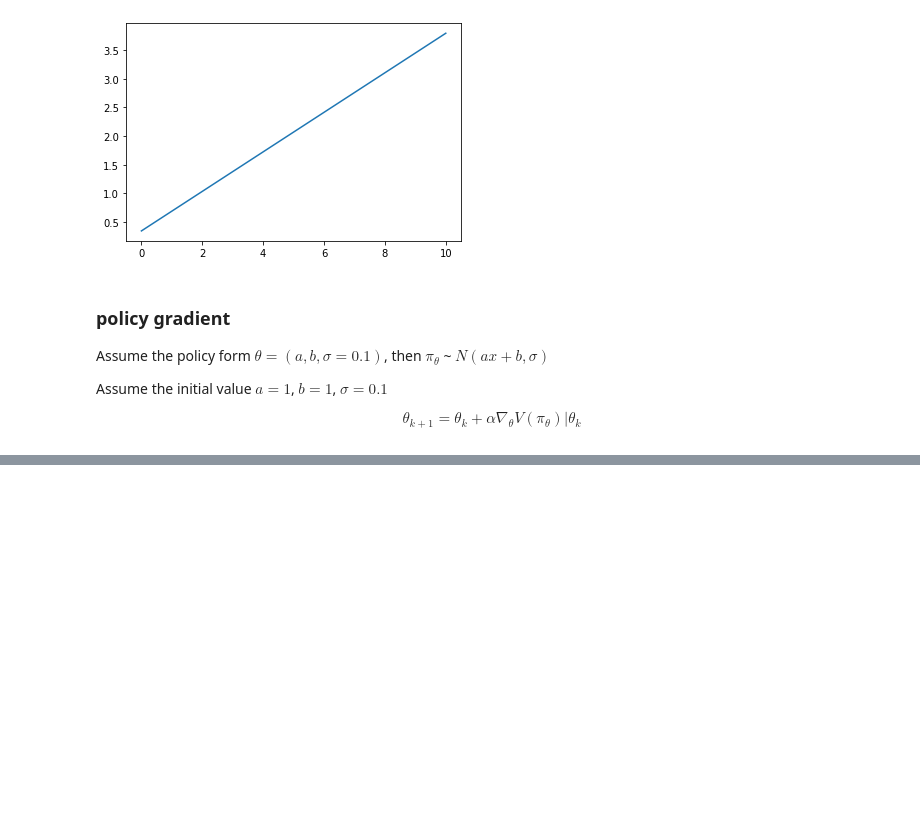
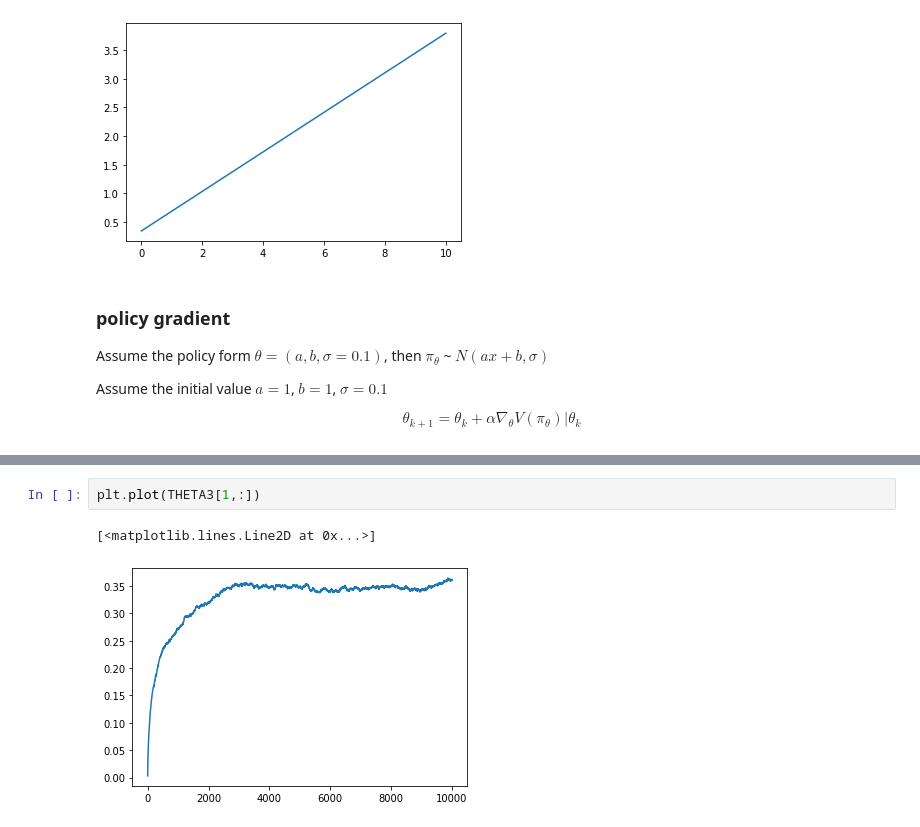
Before and after one commit to dongxulee/lifeCycle, a Jupyter notebook: 20210115/onePeriodPolicyGradient.ipynb, the cells around one changed output, grey strips where cells are left out. Cells and saved outputs as stored; diff of their text form; blank space fills up the shorter version.

```diff
--- a/20210115/onePeriodPolicyGradient.ipynb
+++ b/20210115/onePeriodPolicyGradient.ipynb
@@ -164,0 +199,5 @@ plot3(theta)
+# %%
+plt.plot(THETA3[1,:])
+# %% [output]
+[<matplotlib.lines.Line2D at 0x...>]
+[figure, added]
```
Also changed, not shown: parts of 7 cells of this notebook.
